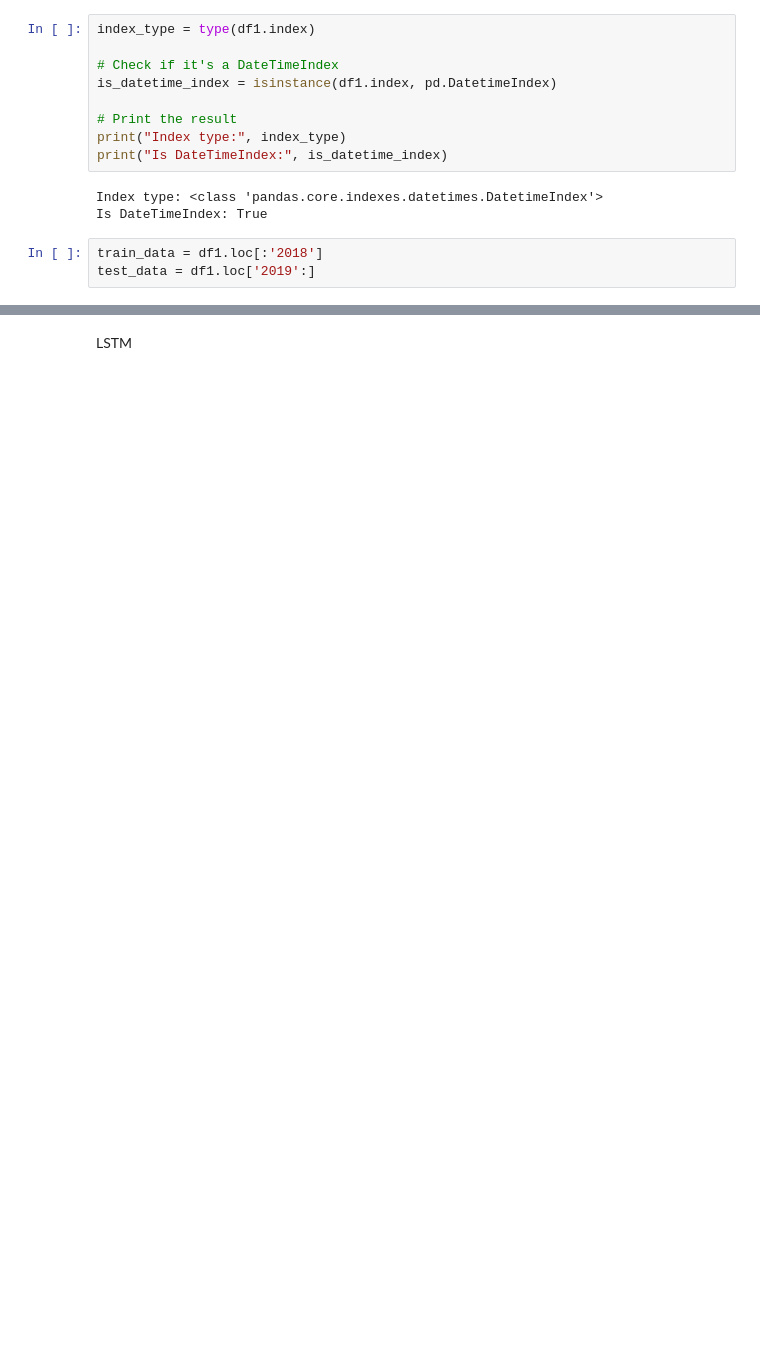
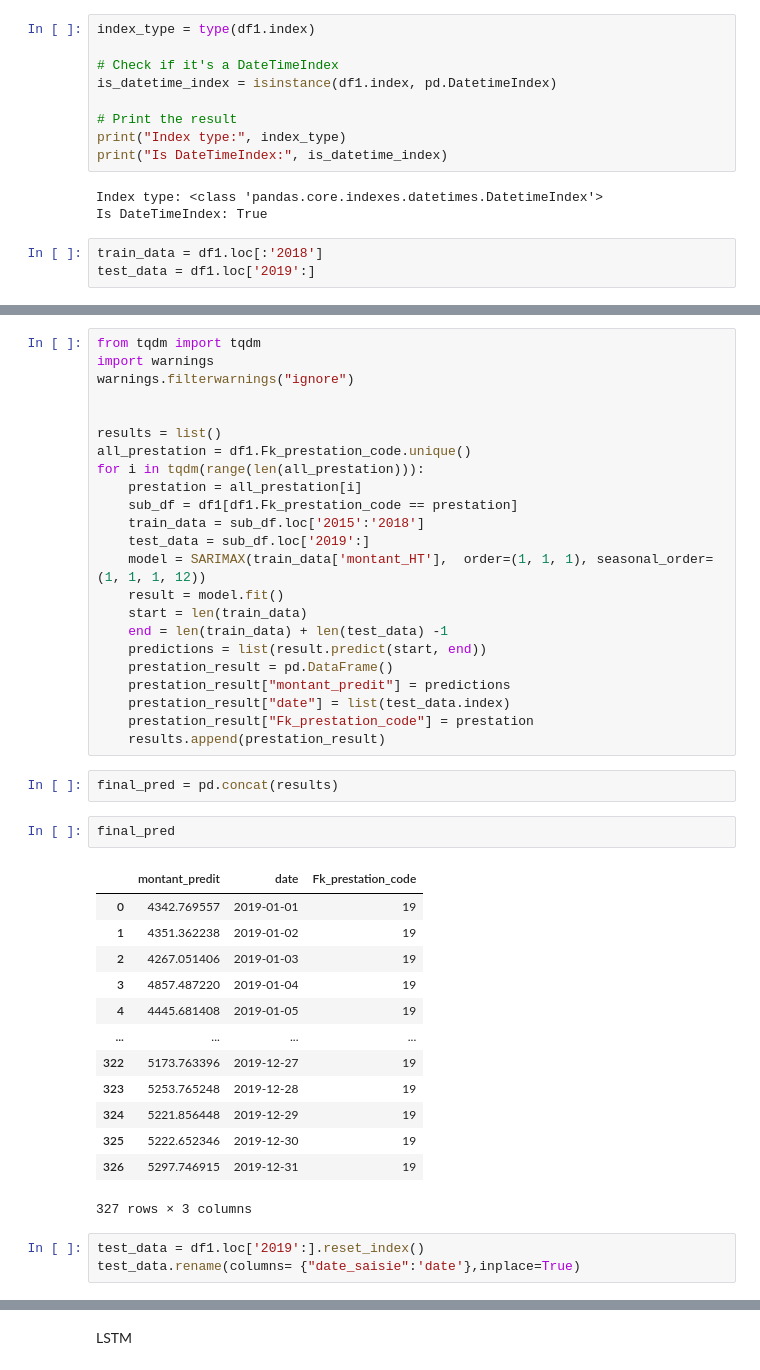
Before and after one commit to Adamderbel/AI, a Jupyter notebook: dataprep.ipynb, the cells around one changed output, grey strips where cells are left out. Drawn from its saved outputs; the diff is of its cells as text; blank space fills up the shorter version.

```diff
--- a/dataprep.ipynb
+++ b/dataprep.ipynb
@@ -268,0 +398,44 @@ test_data['montant_HT'].sum()
+# %%
+from tqdm import tqdm
+import warnings
+warnings.filterwarnings("ignore")
+
+
+results = list()
+all_prestation = df1.Fk_prestation_code.unique()
+for i in tqdm(range(len(all_prestation))):
+    prestation = all_prestation[i]
+    sub_df = df1[df1.Fk_prestation_code == prestation]
+    train_data = sub_df.loc['2015':'2018']
+    test_data = sub_df.loc['2019':]
+    model = SARIMAX(train_data['montant_HT'],  order=(1, 1, 1), seasonal_order=(1, 1, 1, 12))
+    result = model.fit()
+    start = len(train_data)
+    end = len(train_data) + len(test_data) -1
+    predictions = list(result.predict(start, end))
+    prestation_result = pd.DataFrame()
+    prestation_result["montant_predit"] = predictions
+    prestation_result["date"] = list(test_data.index)
+    prestation_result["Fk_prestation_code"] = prestation
+    results.append(prestation_result)
+# %%
+final_pred = pd.concat(results)
+# %%
+final_pred
+# %% [output]
+|  | montant_predit | date | Fk_prestation_code |
+| 0 | 4342.769557 | 2019-01-01 | 19 |
+| 1 | 4351.362238 | 2019-01-02 | 19 |
+| 2 | 4267.051406 | 2019-01-03 | 19 |
+| 3 | 4857.487220 | 2019-01-04 | 19 |
+| 4 | 4445.681408 | 2019-01-05 | 19 |
+| ... | ... | ... | ... |
+| 322 | 5173.763396 | 2019-12-27 | 19 |
+| 323 | 5253.765248 | 2019-12-28 | 19 |
+| 324 | 5221.856448 | 2019-12-29 | 19 |
+| 325 | 5222.652346 | 2019-12-30 | 19 |
+| 326 | 5297.746915 | 2019-12-31 | 19 |
+327 rows × 3 columns
+# %%
+test_data = df1.loc['2019':].reset_index()
+test_data.rename(columns= {"date_saisie":'date'},inplace=True)
```
Also changed, not shown: parts of 63 cells of this notebook, 3 other files.
